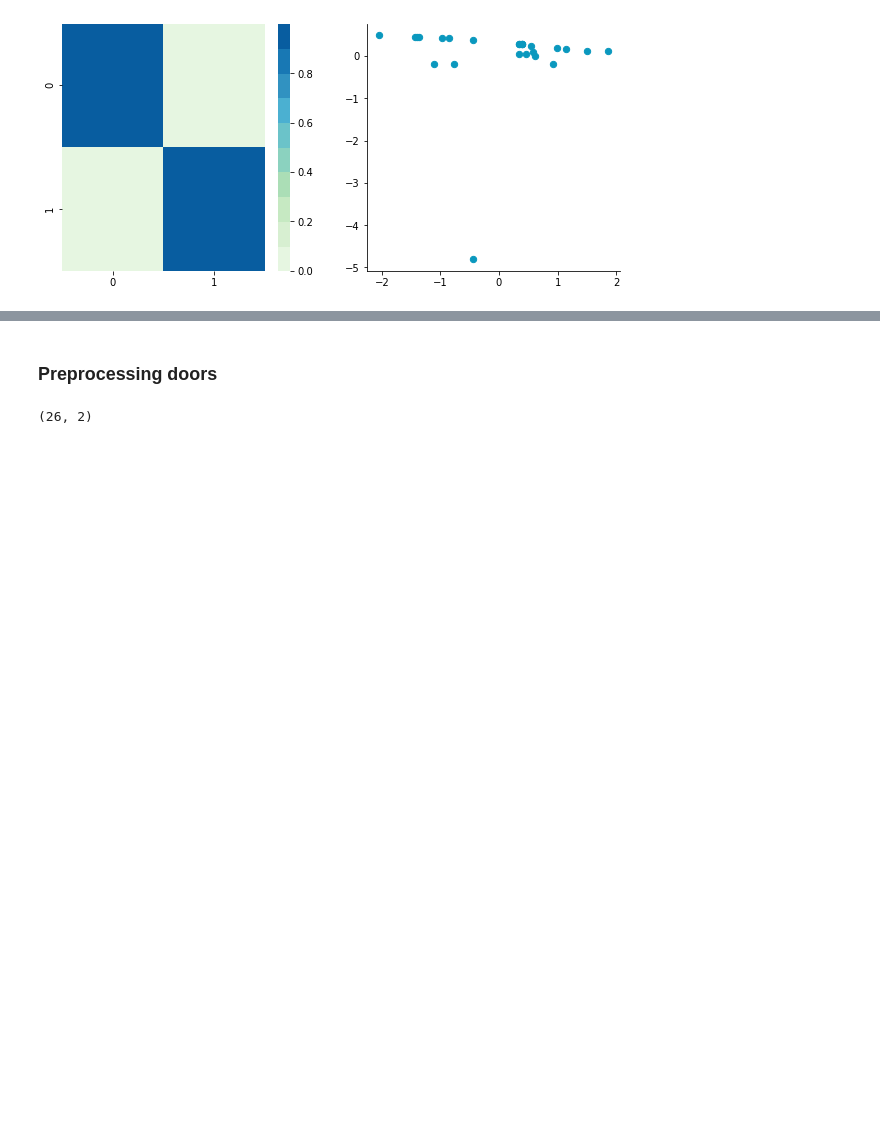
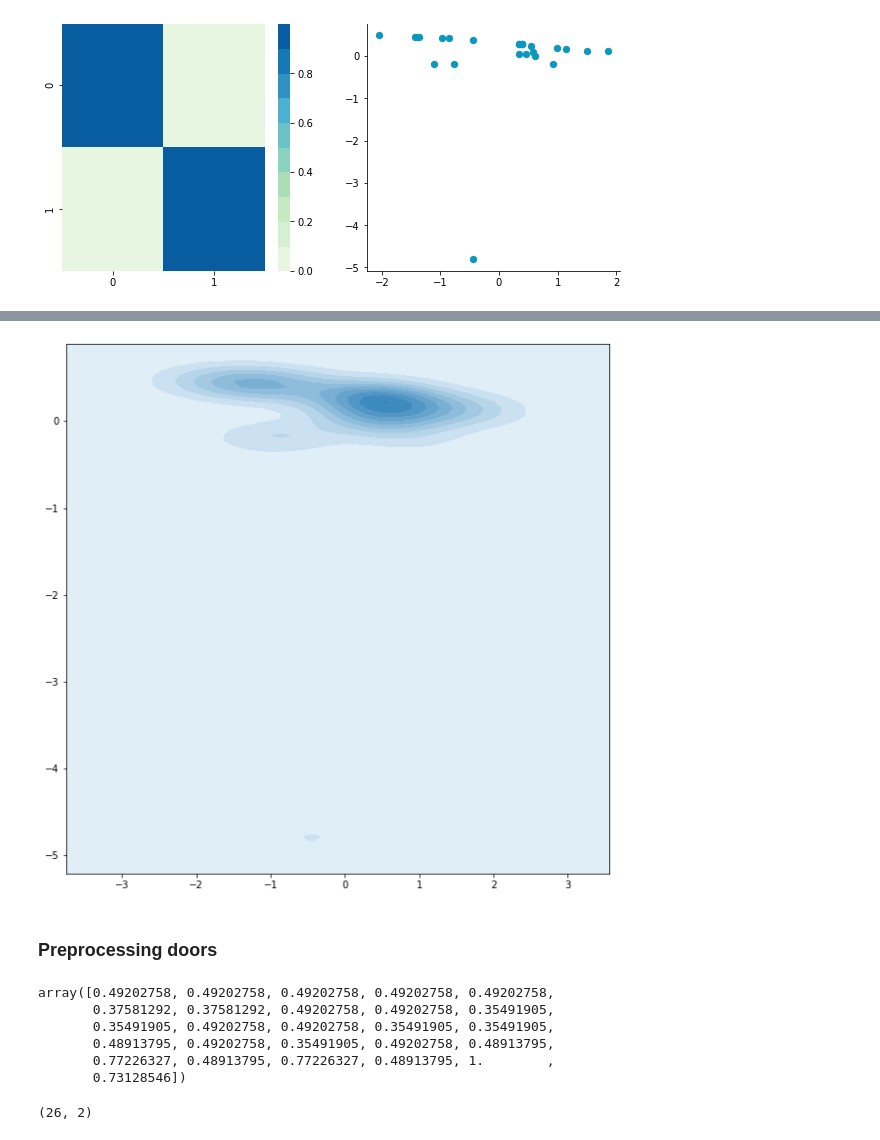
Before and after one commit to GAnagno/Social-Web, a Jupyter notebook: Spectral Map.ipynb, the cells around one changed output, grey strips where cells are left out. Cells and saved outputs as stored; diff of their text form; code cells hidden in the pictures; blank space fills up the shorter version.

```diff
--- a/Spectral Map.ipynb
+++ b/Spectral Map.ipynb
@@ -214,2 +213,6 @@ plt.close()
+# %%
+sns.kdeplot(R[:,0], R[:,1], shade=True);
+# %% [output]
+[figure, added]
 # %% [markdown]
 ### Preprocessing doors
@@ -216 +222,12 @@ plt.close()
+# %%
+bond = dw*dh
+bond = bond/bond.max()
+bond
+# %% [output]
+array([0.49202758, 0.49202758, 0.49202758, 0.49202758, 0.49202758,
+       0.37581292, 0.37581292, 0.49202758, 0.49202758, 0.35491905,
+       0.35491905, 0.49202758, 0.49202758, 0.35491905, 0.35491905,
+       0.48913795, 0.49202758, 0.35491905, 0.49202758, 0.48913795,
+       0.77226327, 0.48913795, 0.77226327, 0.48913795, 1.        ,
+       0.73128546])
 # %%
```
Also changed, not shown: parts of 62 cells of this notebook.
